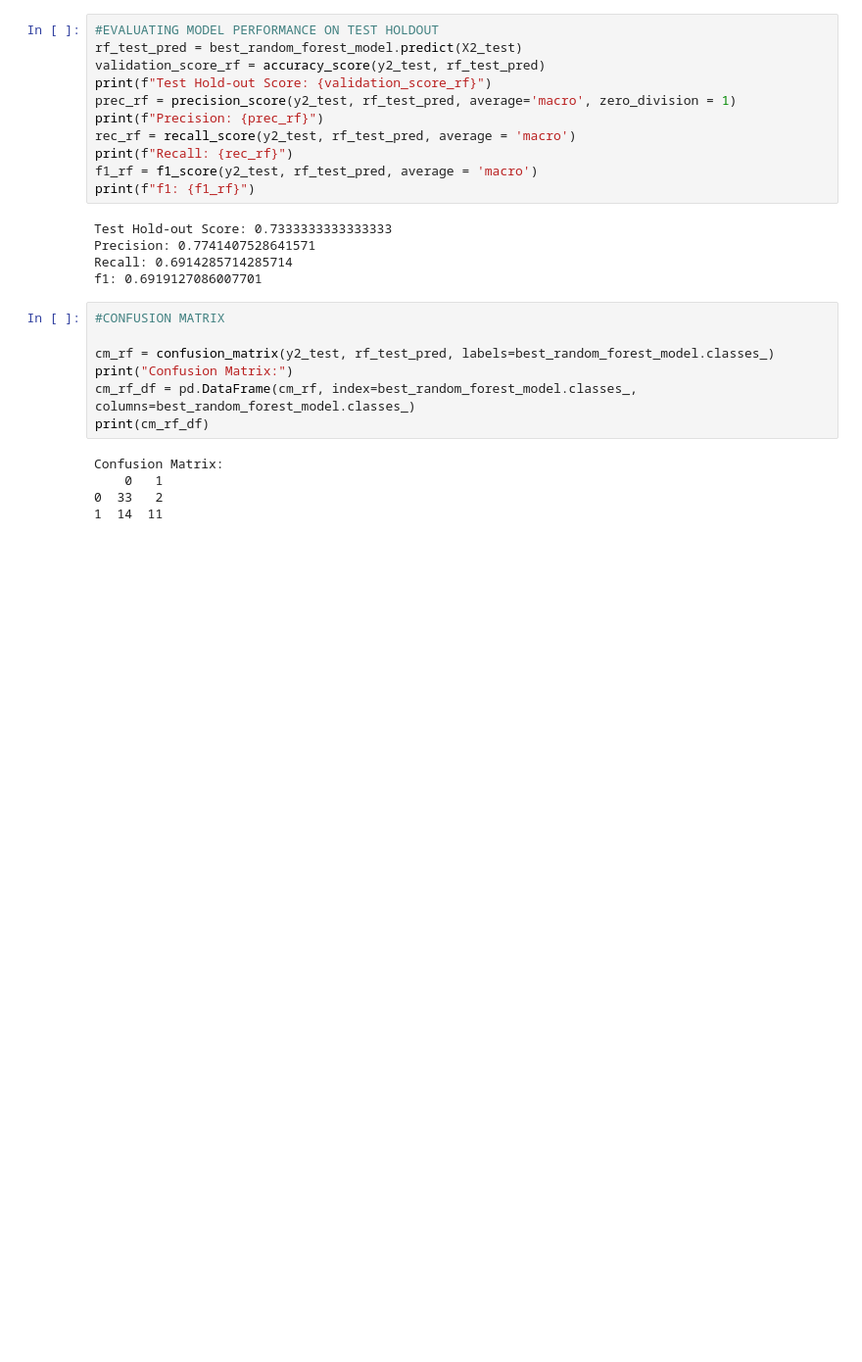
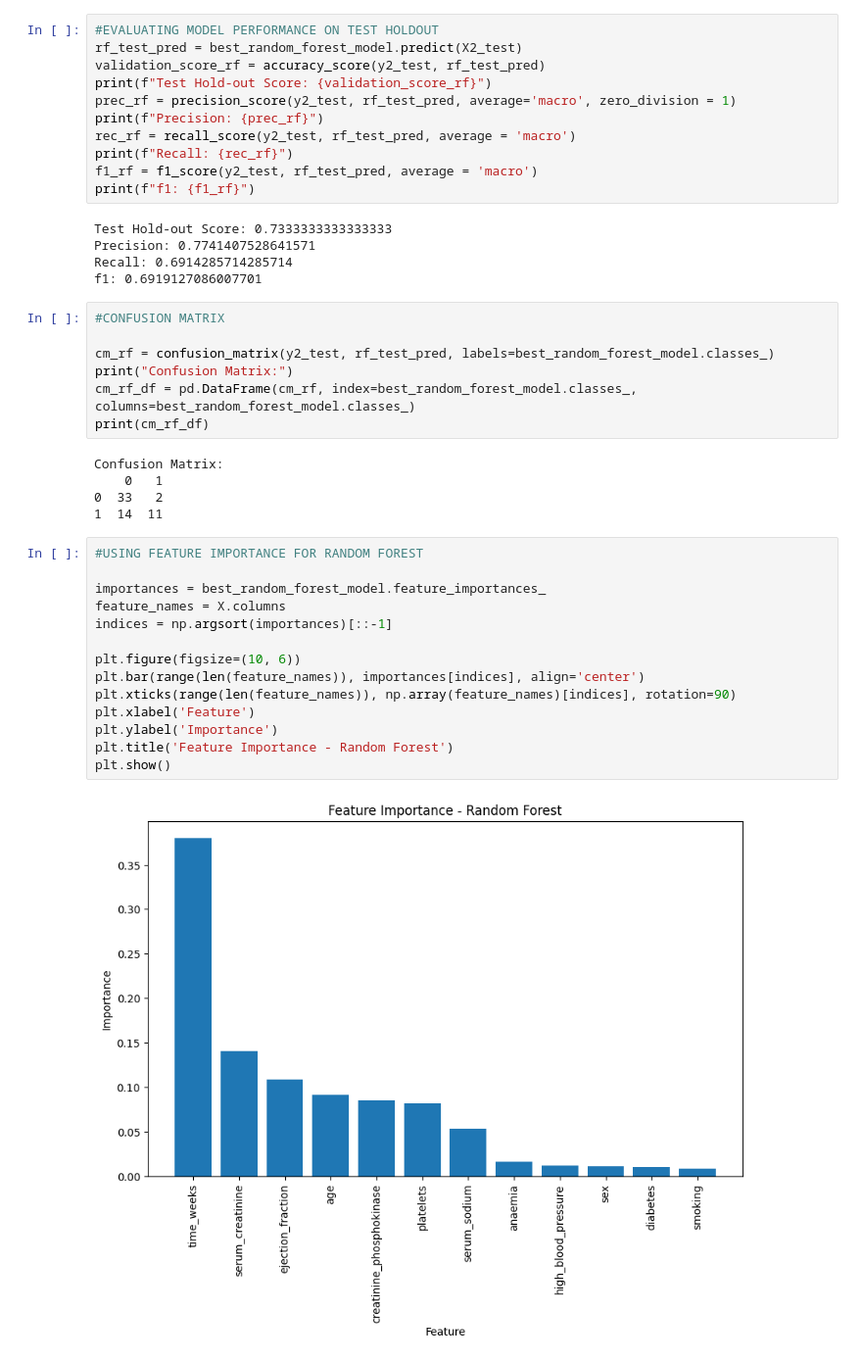
Before and after one commit to muskaansandhu/Datasci223-Final-Project, a Jupyter notebook: Model_Building_MS_DataSci223FinalProject.ipynb, the cells around one changed output. Shown at 98% size. Saved outputs shown, nothing was run; the diff lists cells and outputs as text; blank space fills up the shorter version.

```diff
--- a/Model_Building_MS_DataSci223FinalProject.ipynb
+++ b/Model_Building_MS_DataSci223FinalProject.ipynb
@@ -173,3 +172,19 @@ Confusion Matrix:
     0   1
 0  33   2
 1  14  11
+# %%
+#USING FEATURE IMPORTANCE FOR RANDOM FOREST
+
+importances = best_random_forest_model.feature_importances_
+feature_names = X.columns
+indices = np.argsort(importances)[::-1]
+
+plt.figure(figsize=(10, 6))
+plt.bar(range(len(feature_names)), importances[indices], align='center')
+plt.xticks(range(len(feature_names)), np.array(feature_names)[indices], rotation=90)
+plt.xlabel('Feature')
+plt.ylabel('Importance')
+plt.title('Feature Importance - Random Forest')
+plt.show()
+# %% [output]
+[figure, added]
```
Also changed, not shown: parts of 2 cells of this notebook.
